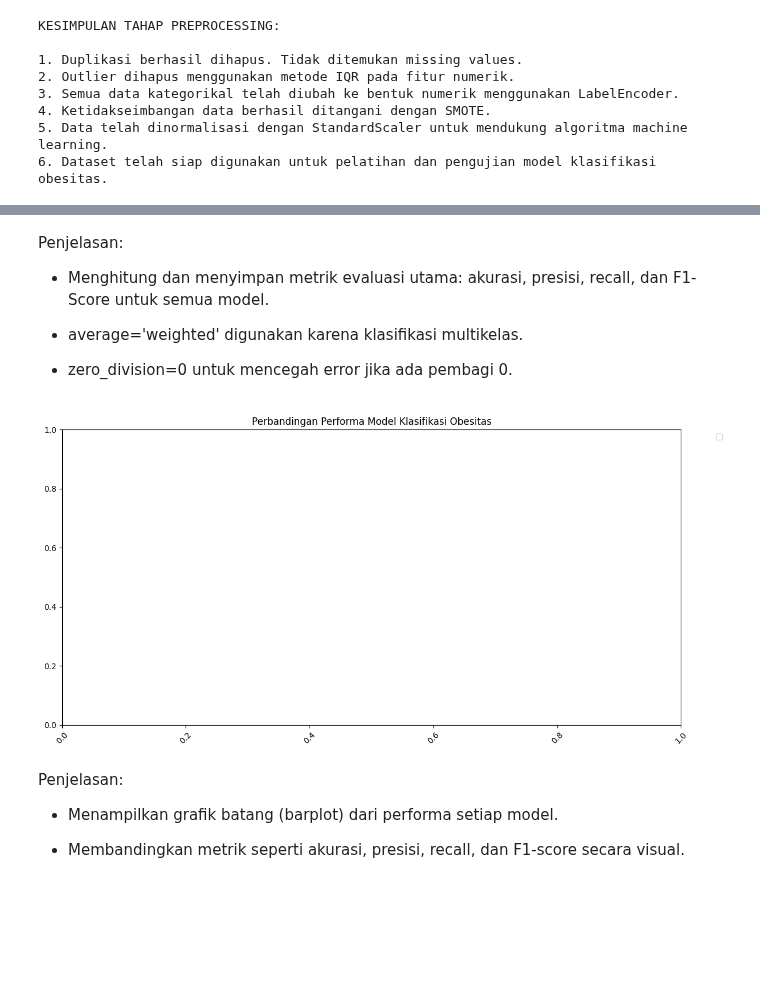
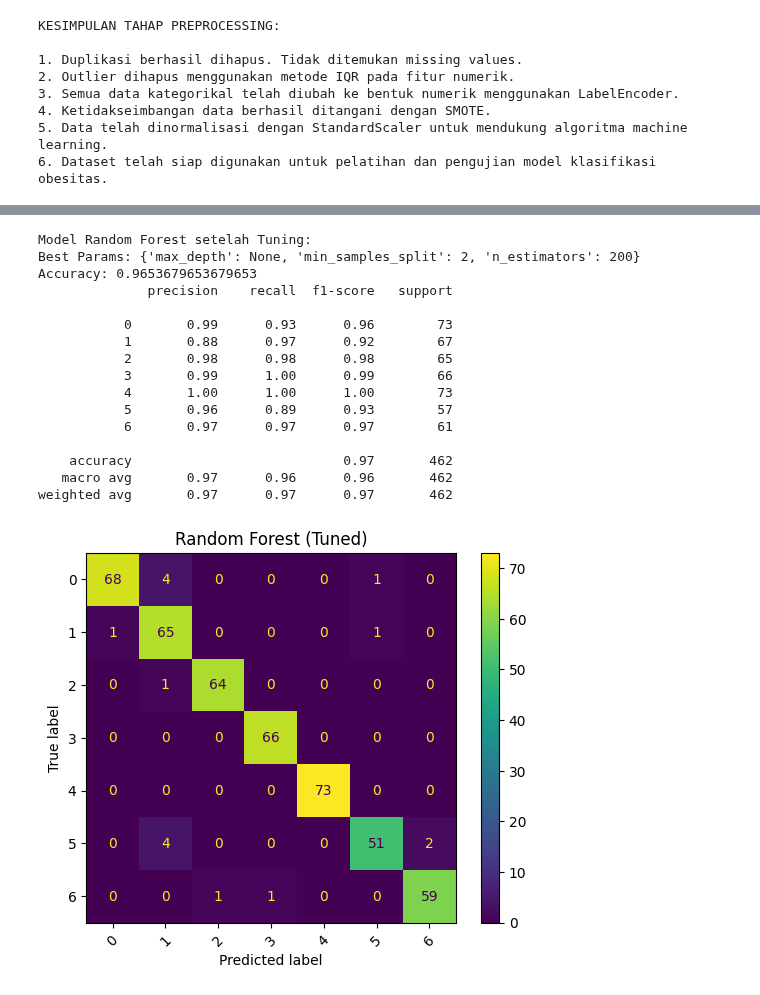
Before and after one commit to EfandraEka/CAPSTONE-PROJECT_Minggu1, a Jupyter notebook: CAPSTONE_PROJECT.ipynb, the cells around one changed output, grey strips where cells are left out. Saved outputs shown, nothing was run; the diff lists cells and outputs as text; code cells hidden in the pictures; blank space fills up the shorter version.

```diff
--- a/CAPSTONE_PROJECT.ipynb
+++ b/CAPSTONE_PROJECT.ipynb
@@ -410,28 +273,41 @@ NameError: name 'X_train' is not defined
-# %% [markdown]
-Penjelasan:
-
-- Menghitung dan menyimpan metrik evaluasi utama: akurasi, presisi, recall, dan F1-Score untuk semua model.
-
-- average='weighted' digunakan karena klasifikasi multikelas.
-
-- zero_division=0 untuk mencegah error jika ada pembagi 0.
-# %%
-results_df = pd.DataFrame(results)
-
-plt.figure(figsize=(12, 6))
-sns.barplot(data=results_df.melt(id_vars='Model', var_name='Metric', value_name='Score'),
-            x='Model', y='Score', hue='Metric')
-plt.title('Perbandingan Performa Model Klasifikasi Obesitas')
-plt.xticks(rotation=45)
-plt.ylim(0, 1)
-plt.legend(bbox_to_anchor=(1.05, 1), loc='upper left')
-plt.tight_layout()
-plt.show()
-# %% [output]
-[figure, removed]
-# %% [markdown]
-Penjelasan:
-
-- Menampilkan grafik batang (barplot) dari performa setiap model.
-
-- Membandingkan metrik seperti akurasi, presisi, recall, dan F1-score secara visual.
+# %%
+# Grid Search untuk Random Forest
+param_grid = {
+    'n_estimators': [100, 200],
+    'max_depth': [10, 20, None],
+    'min_samples_split': [2, 5]
+}
+
+grid_search = GridSearchCV(RandomForestClassifier(), param_grid, cv=3, scoring='accuracy')
+grid_search.fit(X_train, y_train)
+
+# Model terbaik
+best_model = grid_search.best_estimator_
+
+# Evaluasi ulang
+y_pred_best = best_model.predict(X_test)
+print("\nModel Random Forest setelah Tuning:")
+print("Best Params:", grid_search.best_params_)
+print("Accuracy:", accuracy_score(y_test, y_pred_best))
+print(classification_report(y_test, y_pred_best))
+ConfusionMatrixDisplay(confusion_matrix(y_test, y_pred_best)).plot(xticks_rotation=45)
+plt.title("Random Forest (Tuned)")
+plt.show()
+# %% [output]
+Model Random Forest setelah Tuning:
+Best Params: {'max_depth': None, 'min_samples_split': 2, 'n_estimators': 200}
+Accuracy: 0.9653679653679653
+              precision    recall  f1-score   support
+
+           0       0.99      0.93      0.96        73
+           1       0.88      0.97      0.92        67
+           2       0.98      0.98      0.98        65
+           3       0.99      1.00      0.99        66
+           4       1.00      1.00      1.00        73
+           5       0.96      0.89      0.93        57
+           6       0.97      0.97      0.97        61
+
+    accuracy                           0.97       462
+   macro avg       0.97      0.96      0.96       462
+weighted avg       0.97      0.97      0.97       462
+[figure, added]
```
Also changed, not shown: parts of 40 cells of this notebook.
